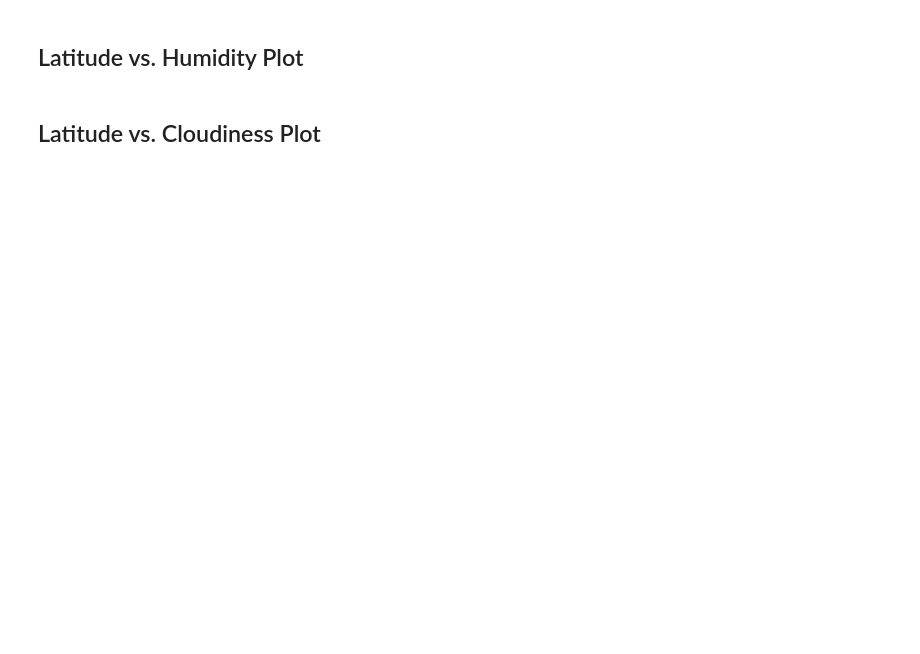
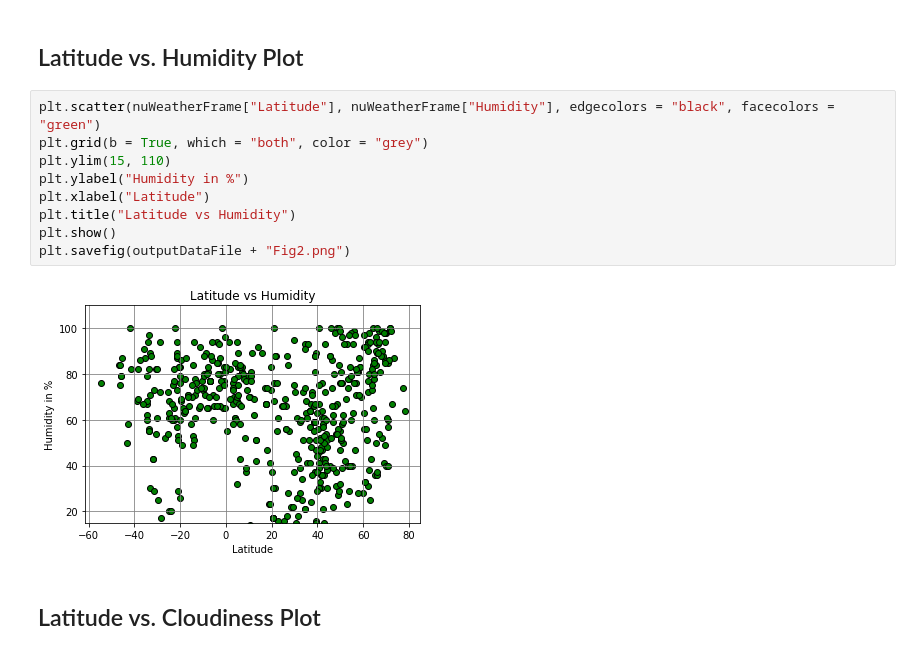
Before and after one commit to NealMaze/06.python-api-challenge, a Jupyter notebook: starter_code/WeatherPy.ipynb, the cells around one changed output. Cells and saved outputs as stored; diff of their text form; blank space fills up the shorter version.

```diff
--- a/starter_code/WeatherPy.ipynb
+++ b/starter_code/WeatherPy.ipynb
@@ -269,4 +275,15 @@ nuWeather.head(3)
 # %% [markdown]
 ## Latitude vs. Humidity Plot
+# %%
+plt.scatter(nuWeatherFrame["Latitude"], nuWeatherFrame["Humidity"], edgecolors = "black", facecolors = "green")
+plt.grid(b = True, which = "both", color = "grey")
+plt.ylim(15, 110)
+plt.ylabel("Humidity in %")
+plt.xlabel("Latitude")
+plt.title("Latitude vs Humidity")
+plt.show()
+plt.savefig(outputDataFile + "Fig2.png")
+# %% [output]
+[figure, added]
 # %% [markdown]
 ## Latitude vs. Cloudiness Plot
```
Also changed, not shown: parts of 16 cells of this notebook, 5 other files.
